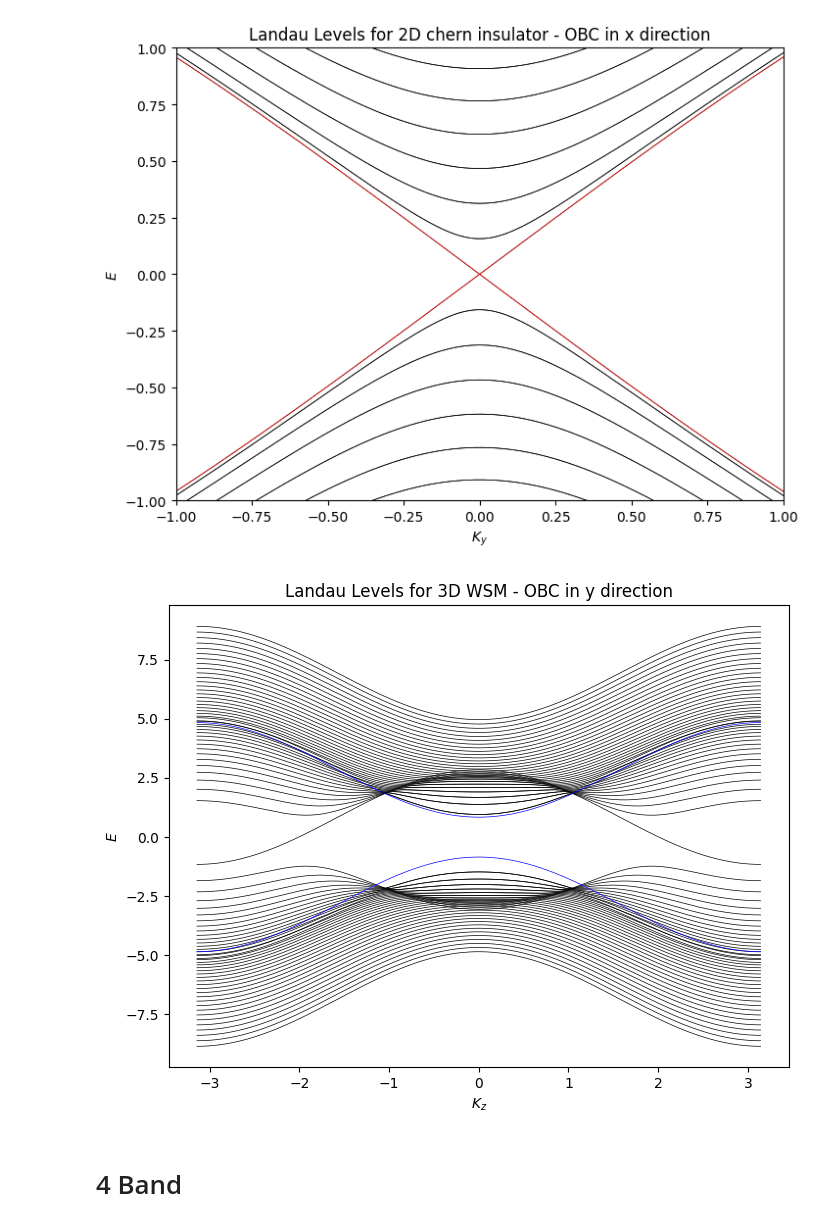
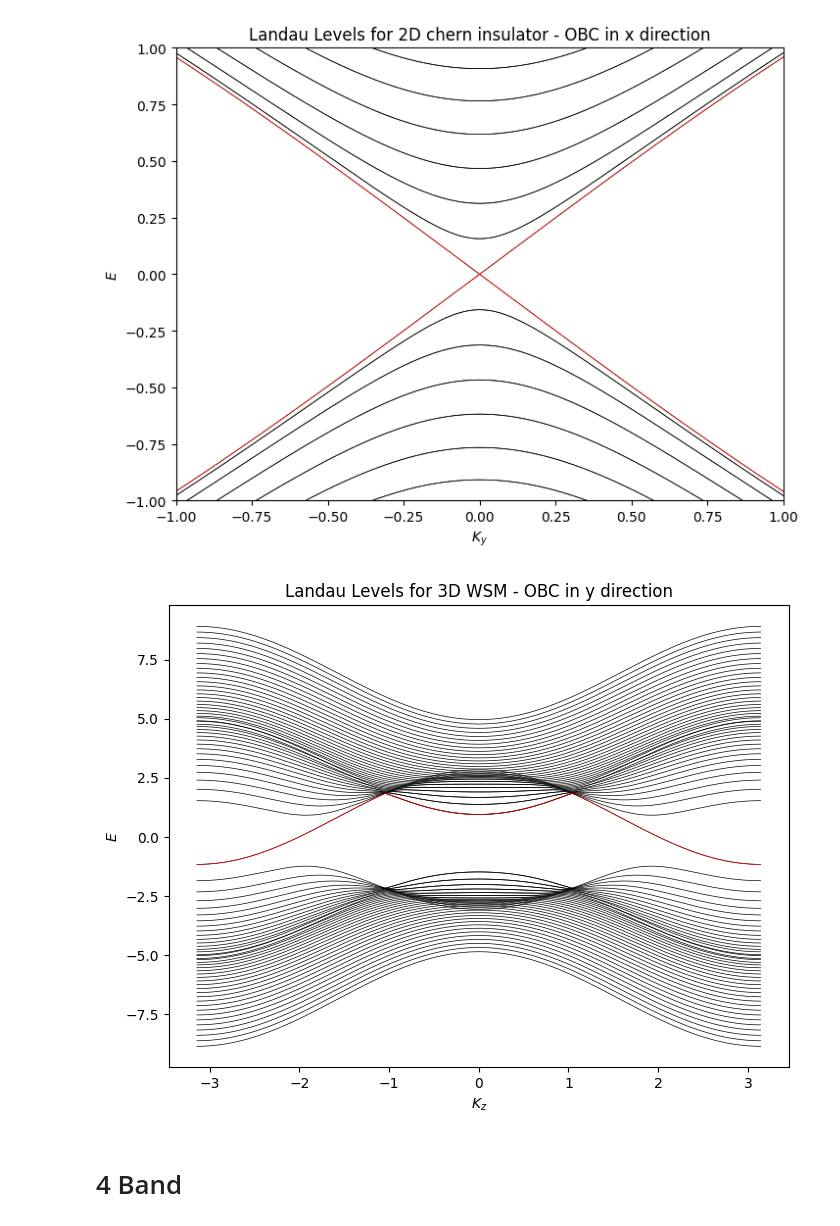
Before and after one commit to gehadibany/topological-phases, a Jupyter notebook: base_codes.ipynb, the cells around one changed output. Saved outputs shown, nothing was run; the diff lists cells and outputs as text; code cells hidden in the pictures.

```diff
--- a/base_codes.ipynb
+++ b/base_codes.ipynb
@@ -504,8 +484,6 @@ plt.show()
 # %% [output]
 [figure]
 # %%
-
-
 # Parameters
 e = 1
 
@@ -545,44 +523,44 @@ ax.set_xlabel ('$K_z$')
 ax.set_ylabel ('$E$')
 ax.set_title ('Landau Levels for 3D WSM - OBC in y direction')
 
-#mid = L
-#for b in [mid-1, mid]:
-    #plt.plot(kzs, eigvals_oc_vs_kz[b], color='red', linewidth =0.5)
-
+#ax.set_xlim (1,5.5)
+#ax.set_ylim (-2,2)
+plt.plot(kzs, eigvals_oc_vs_kz[39], color='red', linewidth =0.5)
 
 #===============================
-
 #Analytics
 
 #ladder operators
-#a = ((kx+e*B*i) - 1j*(kx+e*B*i))/np.sqrt(2*e*B)
-#a_dagger = ((kx+e*B*i) + 1j*ky)/np.sqrt(2*e*B)
+a = ((kx+e*B*i) - 1j*ky)/np.sqrt(2*e*B)
+a_dagger = ((kx+e*B*i) + 1j*ky)/np.sqrt(2*e*B)
 
 #matrices
 sigma_minus = 1/2*(sigma_x - 1j*sigma_y)
 sigma_plus = 1/2*(sigma_x + 1j*sigma_y)
 
 tau_plus = 1/2*(sigma_x - 1j*sigma_y)
 tau_minus = 1/2*(sigma_x + 1j*sigma_y)
 
+ns = range (19)
 
 evals =[]
 for i in range (L):
     for kz in kzs:
-        Hk = (-2*t0*(kx+e*B*i))*I2 +2*t*(np.sqrt(2*e*B)*(((kx+e*B*i) - 1j*(kx+e*B*i))/np.sqrt(2*e*B)*sigma_plus+((kx+e*B*i) + 1j*ky)/np.sqrt(2*e*B)*sigma_minus)) + (2*t*np.cos(kz)+2*t*(e*B*(((kx+e*B*i) + 1j*ky)/np.sqrt(2*e*B)*((kx+e*B*i) - 1j*(kx+e*B*i))/np.sqrt(2*e*B)+1/2))-V)* sigma_z
+        Hk = (-2*t0*(kx+e*B*i))*I2 +2*t*np.sqrt(2*e*B)*(a*sigma_plus + a_dagger*sigma_minus)+ (2*t*np.cos(kz)+(2*t*e*B*(a_dagger*a+0.5))-V)* sigma_z
         eigvals = np.linalg.eigvalsh(Hk)
         evals.append(eigvals)
 
 evals = np.array(evals).T
 evals_reshaped = evals.reshape(2*L, len(kzs))
 
-plt.plot(kzs, evals_reshaped[0], color = 'blue', linewidth = '0.5')
-plt.plot(kzs, evals_reshaped[40], color = 'blue', linewidth = '0.5')
+#for band in range (2*L):
+   #plt.plot(kzs, evals_reshaped[band], color='blue', linewidth =0.5)
 
+#plt.plot(kzs, evals_reshaped[39], color = 'blue', linewidth = 0.5)
 
 plt.show()
 # %% [output]
-[figure, old version]
+[figure, new version]
 # %% [markdown]
 # 4 Band
 # %%
```
Also changed, not shown: parts of 23 cells of this notebook.
